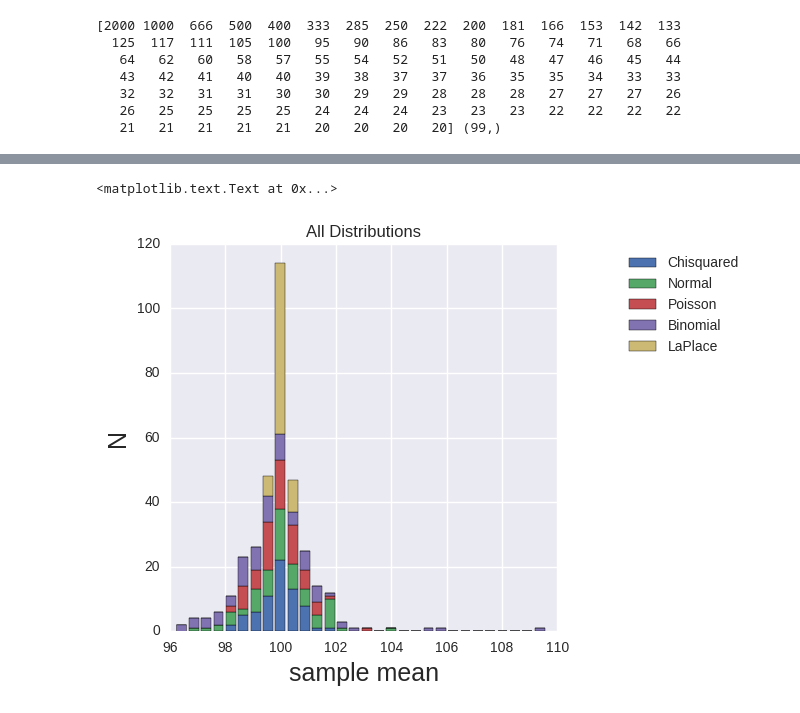
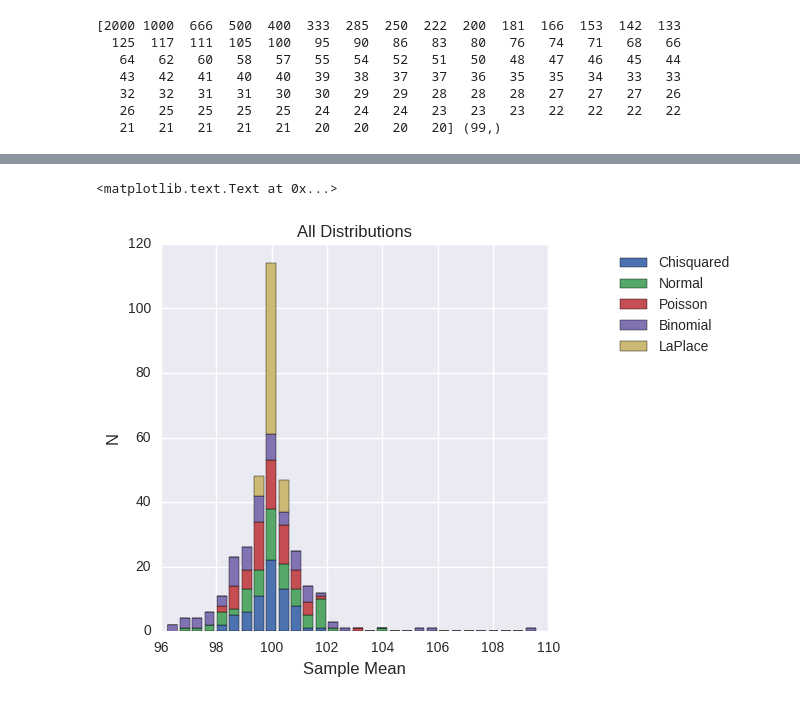
Before and after one commit to rxl204/PUI2017_pak348, a Jupyter notebook: HW3_pak348/Homework_3_Assigment_1_pak348.ipynb, the cells around one changed output, grey strips where cells are left out. Drawn from its saved outputs; the diff is of its cells as text; code cells hidden in the pictures.

```diff
--- a/HW3_pak348/Homework_3_Assigment_1_pak348.ipynb
+++ b/HW3_pak348/Homework_3_Assigment_1_pak348.ipynb
@@ -171,16 +173,16 @@ for dist in distributions:
 # %%
 # Plotting all the distributions together as a histogram
 Normal = list(md['Normal']['means'].values())
 Poisson = list(md['Poisson']['means'].values())
 Binomial = list(md['Binomial']['means'].values())
 ChiSquare = list(md['ChiSquare']['means'].values())
 Laplace = list(md['Laplace']['means'].values())
 pl.figure(figsize=(5,5))
 pl.hist((Normal, Poisson, Binomial, ChiSquare, Laplace),bins=30,stacked=True)
-pl.xlabel('sample mean', fontsize = 18)
-pl.ylabel('N', fontsize = 18)
+pl.xlabel('Sample Mean', fontsize = 12)
+pl.ylabel('N', fontsize = 12)
 pl.legend(('Chisquared','Normal','Poisson','Binomial','LaPlace'),loc='upper right',bbox_to_anchor=(1.5,1))
 pl.title("All Distributions")
 # %% [output]
 <matplotlib.text.Text at 0x...>
-[figure, old version]
+[figure, new version]
```
Also changed, not shown: parts of 3 cells of this notebook, 4 other files.
